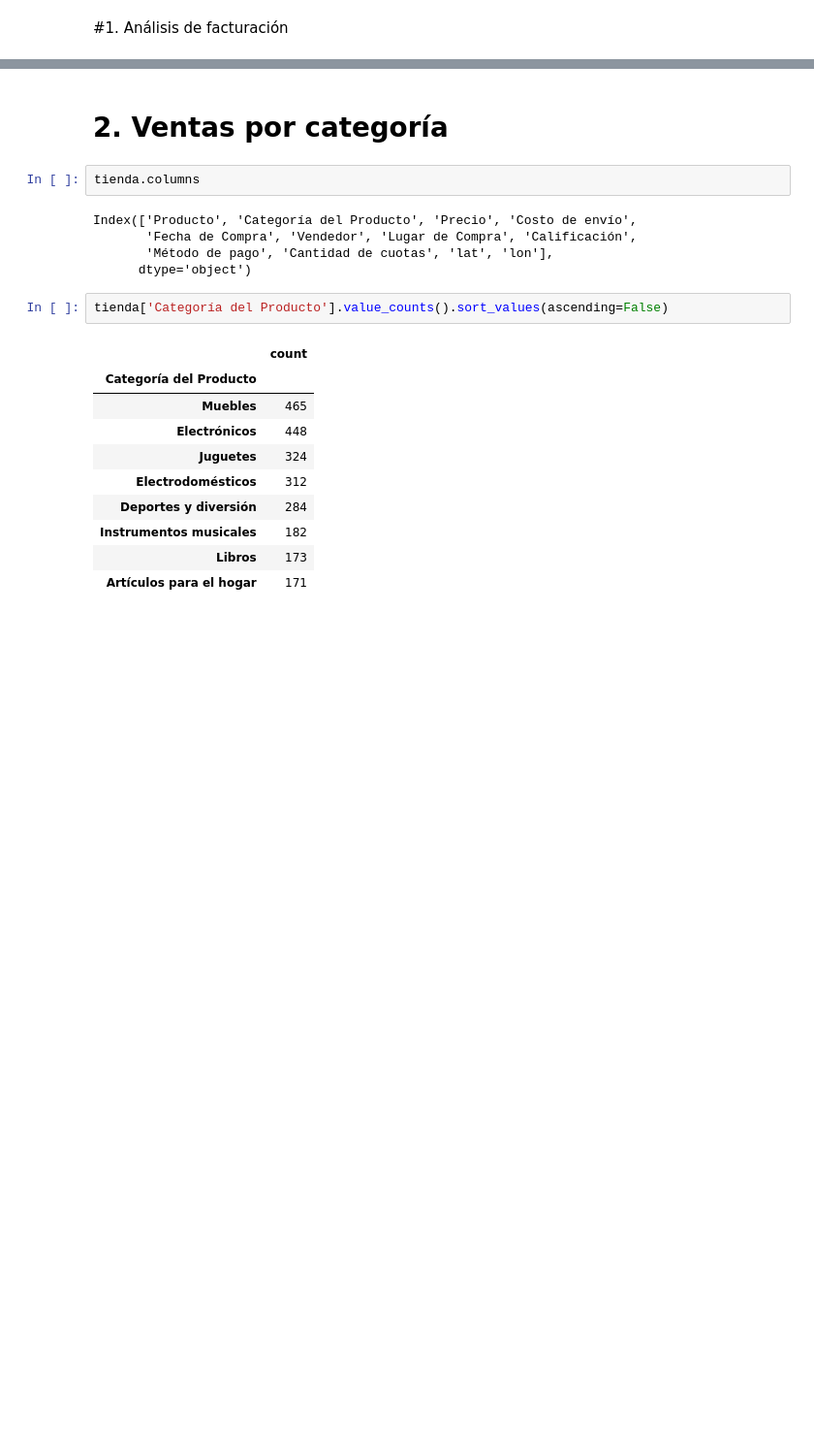
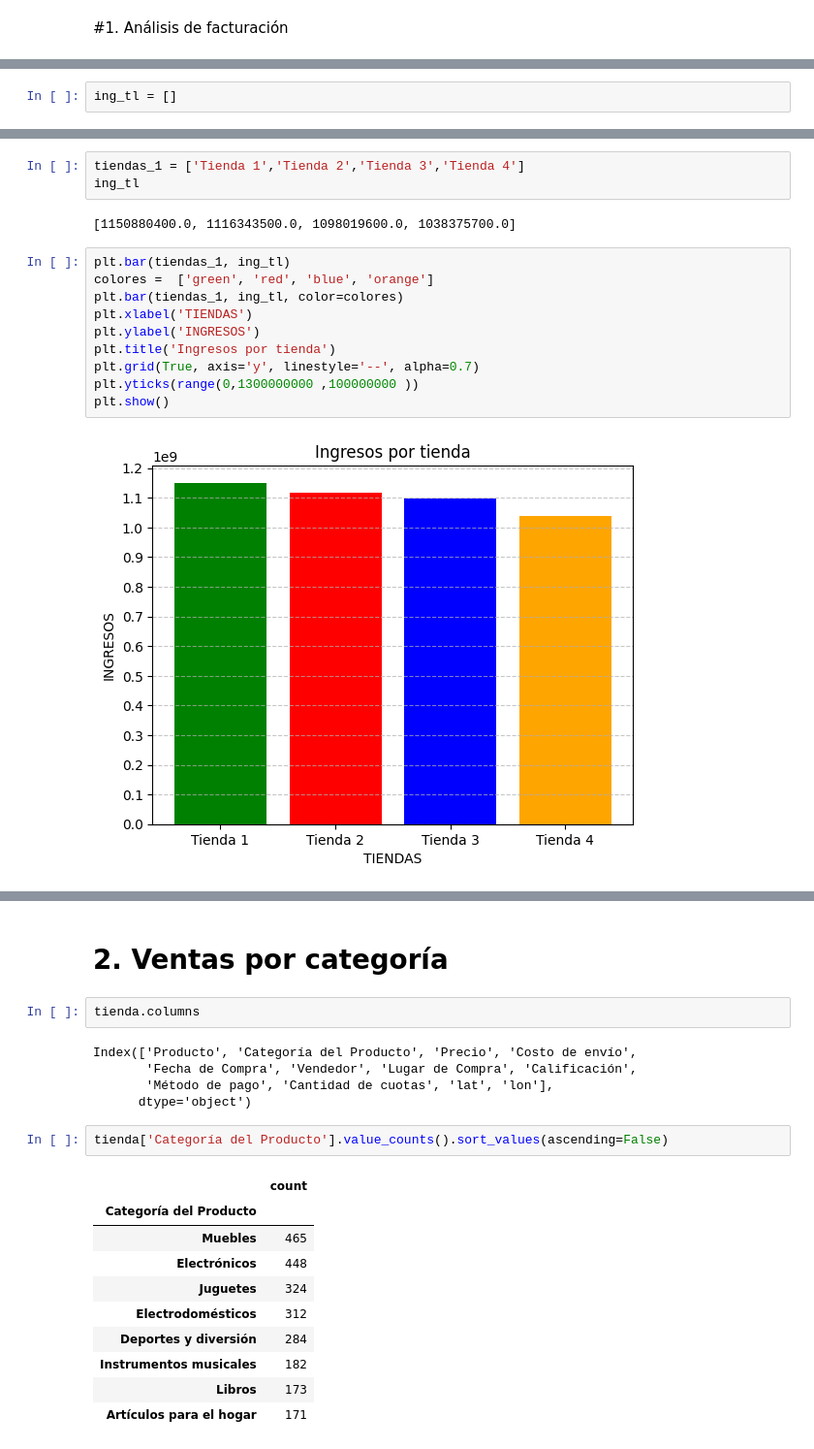
Before and after one commit to Jhon-theone/challenge1-data-science-latam, a Jupyter notebook: AluraStoreLatam.ipynb, the cells around one changed output, grey strips where cells are left out. Shown: that part at 97% size. Saved outputs shown, nothing was run; the diff lists cells and outputs as text; blank space fills up the shorter version.

```diff
--- a/AluraStoreLatam.ipynb
+++ b/AluraStoreLatam.ipynb
@@ -51,0 +26,2 @@ Ingreso total tienda 4: $1038375700.0
+# %%
+ing_tl = []
@@ -51,0 +49,17 @@ Ingreso total tienda 4: $1038375700.0
+# %%
+tiendas_1 = ['Tienda 1','Tienda 2','Tienda 3','Tienda 4']
+ing_tl
+# %% [output]
+[1150880400.0, 1116343500.0, 1098019600.0, 1038375700.0]
+# %%
+plt.bar(tiendas_1, ing_tl)
+colores =  ['green', 'red', 'blue', 'orange']
+plt.bar(tiendas_1, ing_tl, color=colores)
+plt.xlabel('TIENDAS')
+plt.ylabel('INGRESOS')
+plt.title('Ingresos por tienda')
+plt.grid(True, axis='y', linestyle='--', alpha=0.7)
+plt.yticks(range(0,1300000000 ,100000000 ))
+plt.show()
+# %% [output]
+[figure, added]
```
Also changed, not shown: parts of 18 cells of this notebook.
